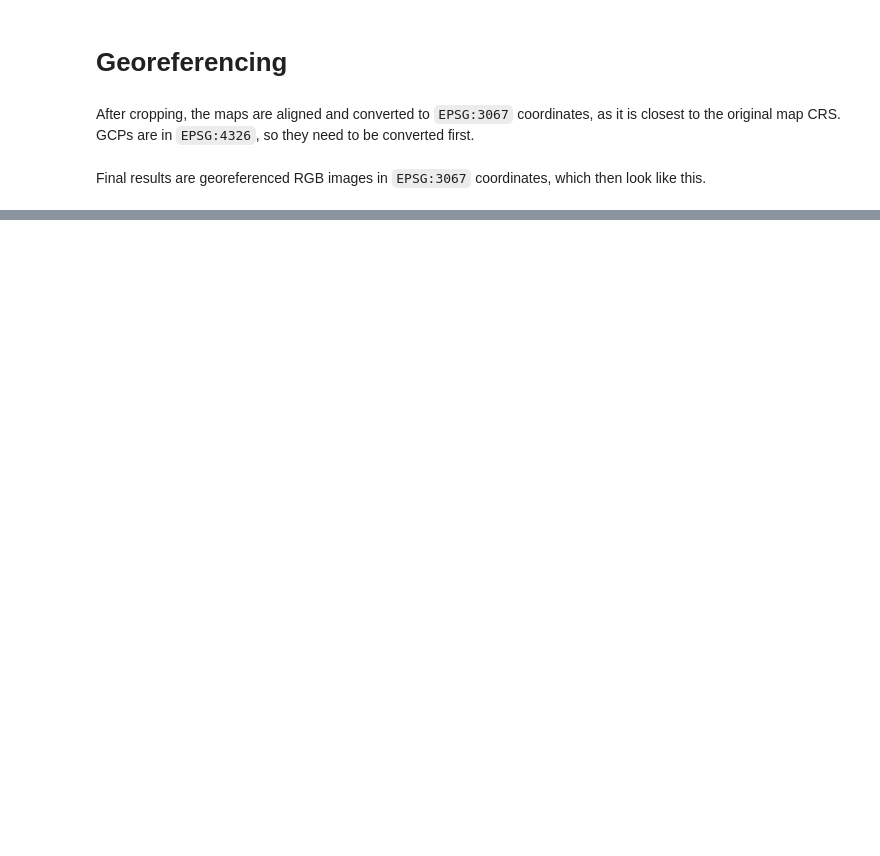
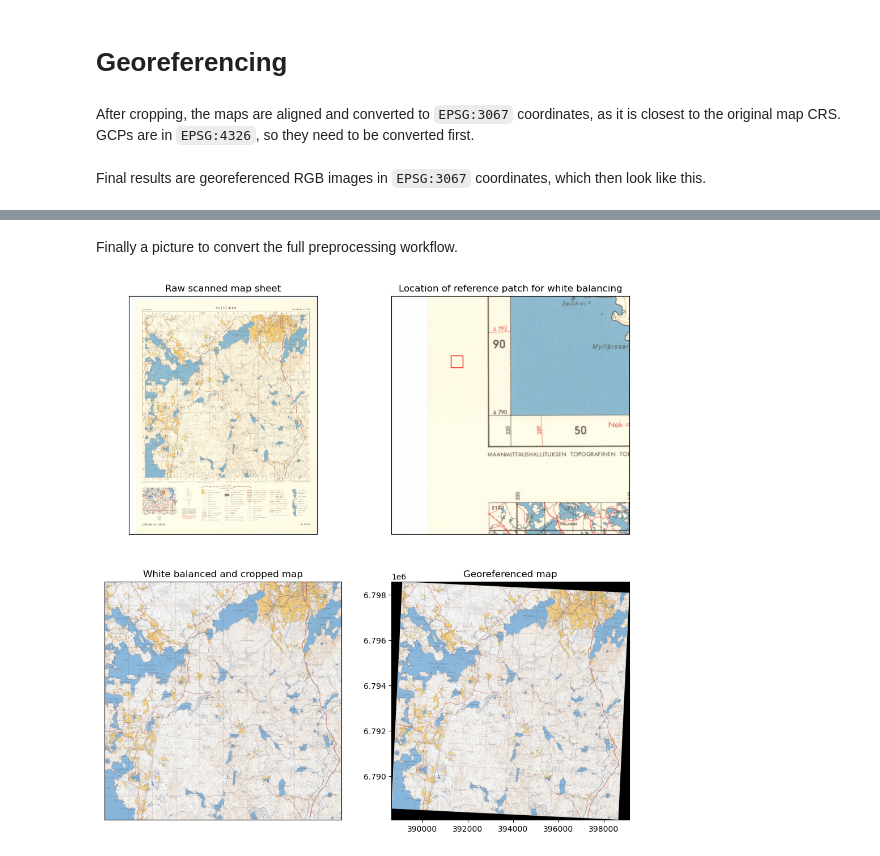
Before and after one commit to mayrajeo/historical-maps, a Jupyter notebook: nbs/crop_and_georeference.ipynb, the cells around one changed output, grey strips where cells are left out. Saved outputs shown, nothing was run; the diff lists cells and outputs as text; code cells hidden in the pictures; blank space fills up the shorter version.

```diff
--- a/nbs/crop_and_georeference.ipynb
+++ b/nbs/crop_and_georeference.ipynb
@@ -206,0 +224,25 @@ rioplot.show(src)
+# %% [markdown]
+Finally a picture to convert the full preprocessing workflow.
+# %%
+fig, axs = plt.subplots(2,2, dpi=300, figsize=(12,12))
+points = pd.read_csv(gcp_path/f'{ex_file}.points')
+
+for a in axs.flatten()[:-1]:
+    a.set_xticks([])
+    a.set_yticks([])
+axs[0,0].imshow(ex_im)
+axs[0,1].imshow(ex_im[int(points.iloc[3].pixelY-500):int(points.iloc[3].pixelY+500),
+                      int(points.iloc[3].pixelX-500):int(points.iloc[3].pixelX+500)])
+
+rect = patches.Rectangle((250,250), 50,50,
+                         linewidth=1, edgecolor='r', facecolor='none')
+axs[0,1].add_patch(rect)
+axs[1,0].imshow(cropped_ex)
+axs[0,0].set_title('Raw scanned map sheet')
+axs[0,1].set_title('Location of reference patch for white balancing')
+axs[1,0].set_title('White balanced and cropped map')
+axs[1,1].set_title('Georeferenced map')
+rioplot.show(src, ax=axs[1,1])
+plt.show()
+# %% [output]
+[figure, added]
```
Also changed, not shown: parts of 14 cells of this notebook, 5 other files.
